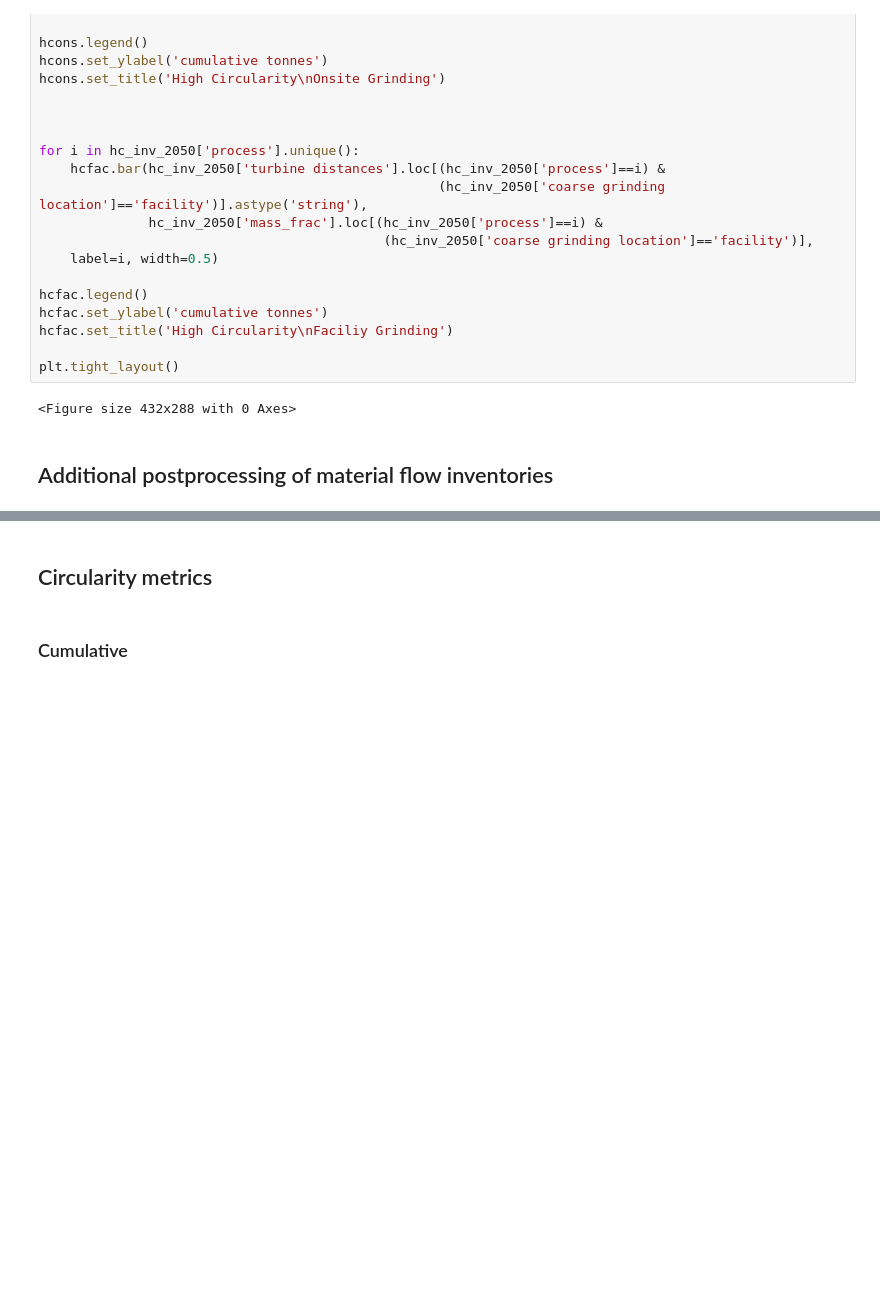
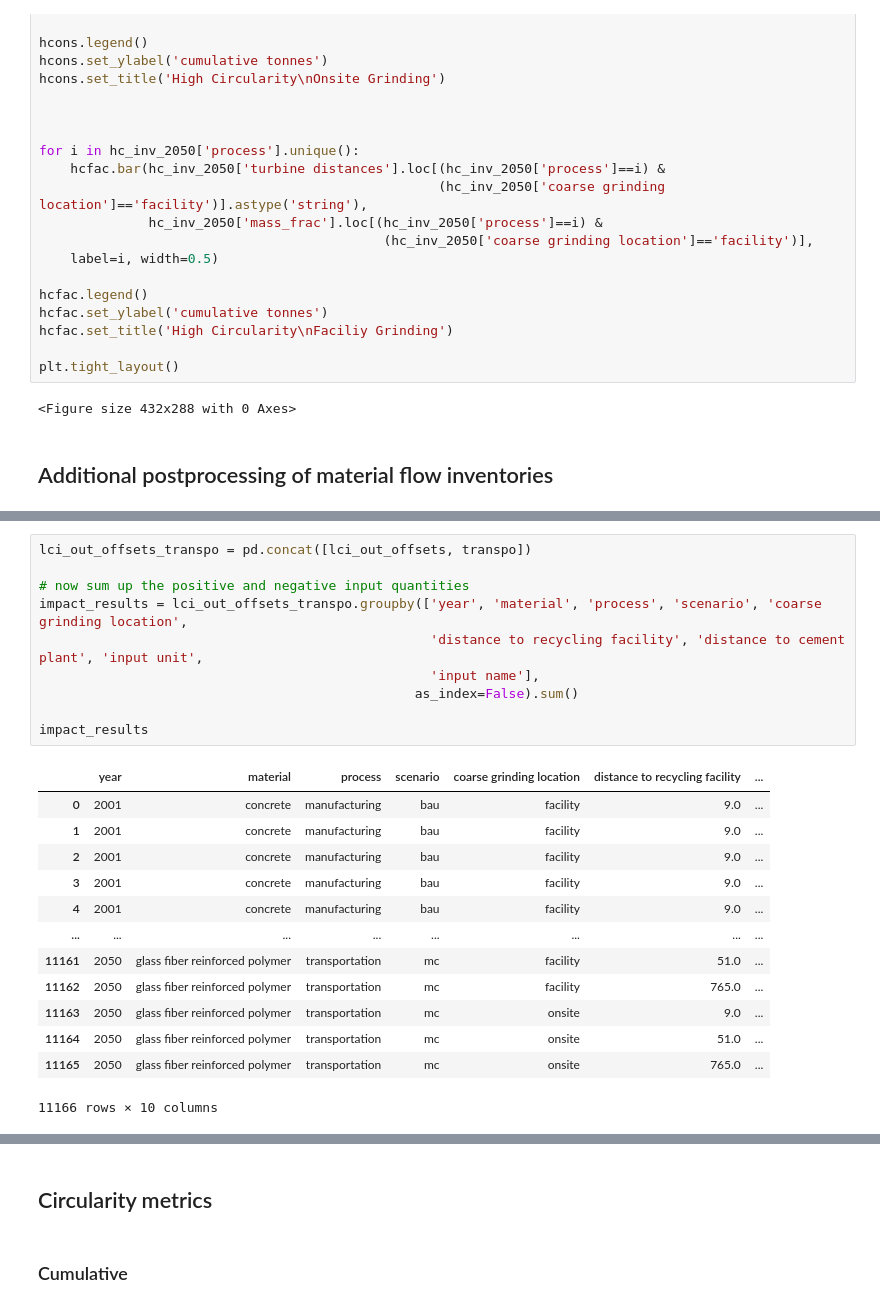
Before and after one commit to NREL/celavi, a Jupyter notebook: notebooks/CELAVI-Figures.ipynb, the cells around one changed output, grey strips where cells are left out. Saved outputs shown, nothing was run; the diff lists cells and outputs as text; blank space fills up the shorter version.

```diff
--- a/notebooks/CELAVI-Figures.ipynb
+++ b/notebooks/CELAVI-Figures.ipynb
@@ -448,0 +549,24 @@ plt.tight_layout()
+# %%
+lci_out_offsets_transpo = pd.concat([lci_out_offsets, transpo])
+
+# now sum up the positive and negative input quantities
+impact_results = lci_out_offsets_transpo.groupby(['year', 'material', 'process', 'scenario', 'coarse grinding location',
+                                                  'distance to recycling facility', 'distance to cement plant', 'input unit',
+                                                  'input name'],
+                                                as_index=False).sum()
+
+impact_results
+# %% [output]
+|  | year | material | process | scenario | coarse grinding location | distance to recycling facility | ... |
+| 0 | 2001 | concrete | manufacturing | bau | facility | 9.0 | ... |
+| 1 | 2001 | concrete | manufacturing | bau | facility | 9.0 | ... |
+| 2 | 2001 | concrete | manufacturing | bau | facility | 9.0 | ... |
+| 3 | 2001 | concrete | manufacturing | bau | facility | 9.0 | ... |
+| 4 | 2001 | concrete | manufacturing | bau | facility | 9.0 | ... |
+| ... | ... | ... | ... | ... | ... | ... | ... |
+| 11161 | 2050 | glass fiber reinforced polymer | transportation | mc | facility | 51.0 | ... |
+| 11162 | 2050 | glass fiber reinforced polymer | transportation | mc | facility | 765.0 | ... |
+| 11163 | 2050 | glass fiber reinforced polymer | transportation | mc | onsite | 9.0 | ... |
+| 11164 | 2050 | glass fiber reinforced polymer | transportation | mc | onsite | 51.0 | ... |
+| 11165 | 2050 | glass fiber reinforced polymer | transportation | mc | onsite | 765.0 | ... |
+11166 rows × 10 columns
```
Also changed, not shown: parts of 19 cells of this notebook.
